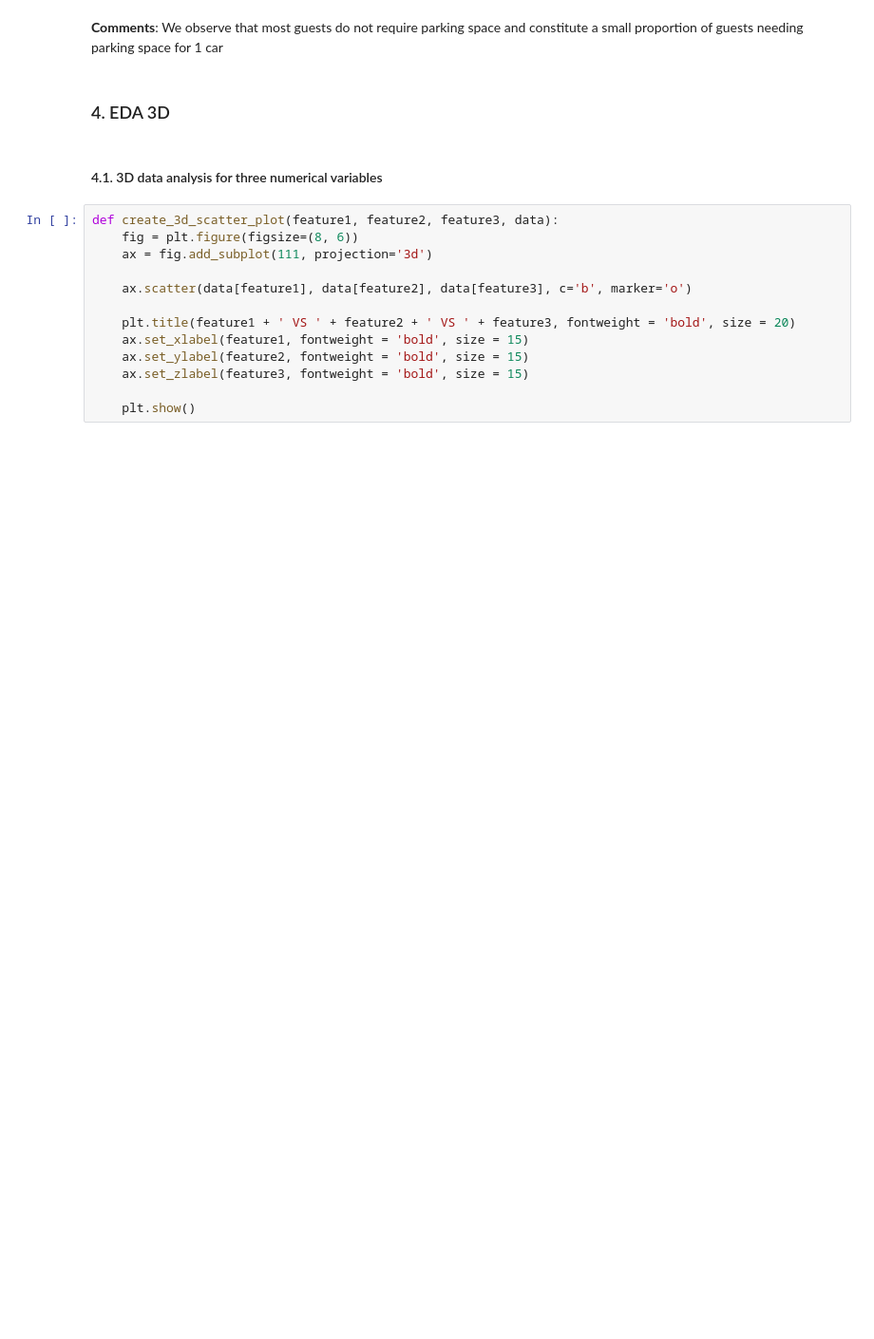
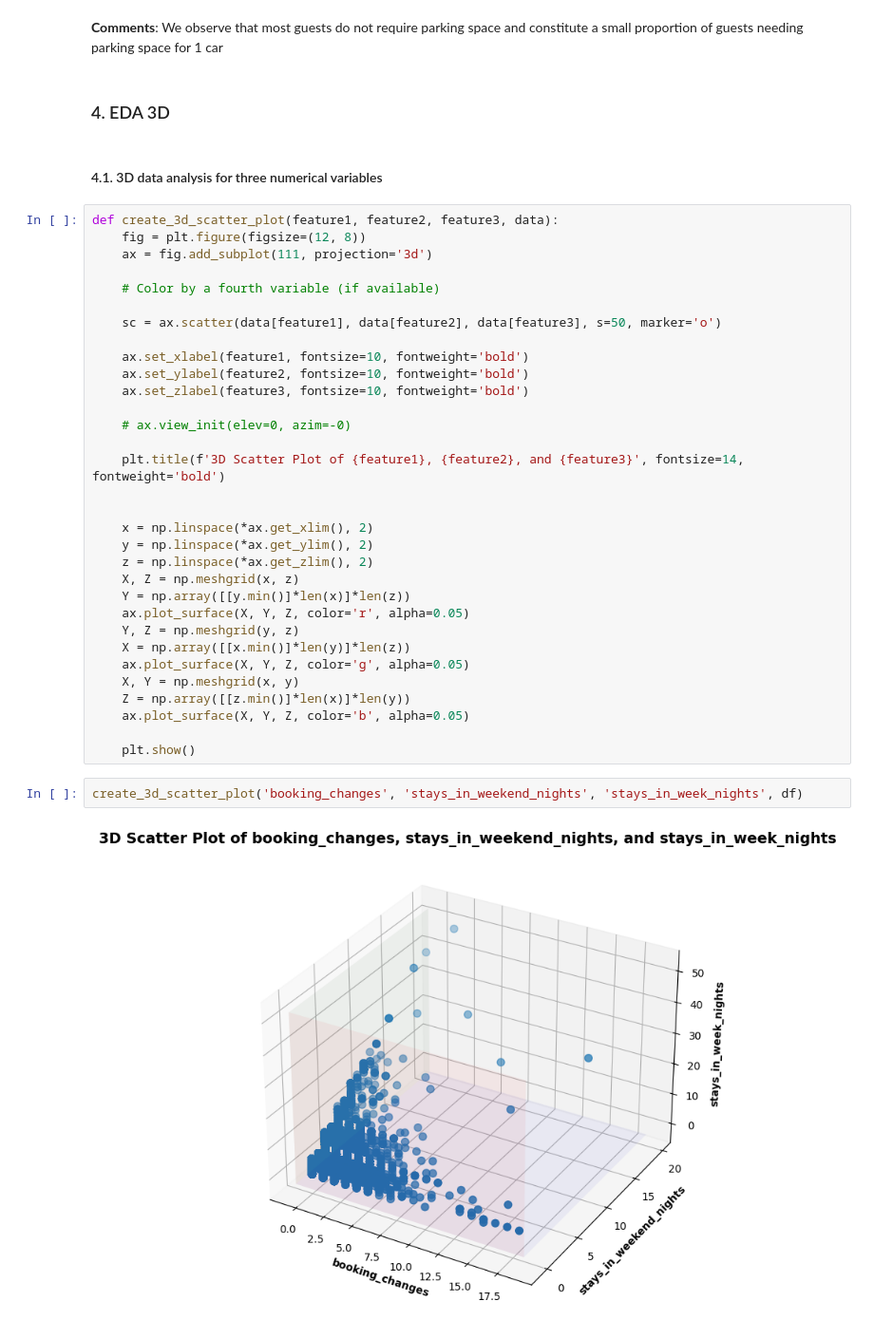
Before and after one commit to knightstark7/Labs-And-Project-Data-Visualization, a Jupyter notebook: Project/project.ipynb, the cells around one changed output. Shown at 95% size. Drawn from its saved outputs; the diff is of its cells as text; blank space fills up the shorter version.

Commit message:
[Project] Update part IV

```diff
--- a/Project/project.ipynb
+++ b/Project/project.ipynb
@@ -572,16 +572,39 @@ plt.show()
 ### 4. EDA 3D
 # %% [markdown]
 #### 4.1. 3D data analysis for three numerical variables
-# %%
-def create_3d_scatter_plot(feature1, feature2, feature3, data):
-    fig = plt.figure(figsize=(8, 6))
-    ax = fig.add_subplot(111, projection='3d')
-
-    ax.scatter(data[feature1], data[feature2], data[feature3], c='b', marker='o')
-
-    plt.title(feature1 + ' VS ' + feature2 + ' VS ' + feature3, fontweight = 'bold', size = 20)
-    ax.set_xlabel(feature1, fontweight = 'bold', size = 15)
-    ax.set_ylabel(feature2, fontweight = 'bold', size = 15)
-    ax.set_zlabel(feature3, fontweight = 'bold', size = 15)
-
-    plt.show()
+# %%
+def create_3d_scatter_plot(feature1, feature2, feature3, data):
+    fig = plt.figure(figsize=(12, 8))
+    ax = fig.add_subplot(111, projection='3d')
+
+    # Color by a fourth variable (if available)
+
+    sc = ax.scatter(data[feature1], data[feature2], data[feature3], s=50, marker='o')
+
+    ax.set_xlabel(feature1, fontsize=10, fontweight='bold')
+    ax.set_ylabel(feature2, fontsize=10, fontweight='bold')
+    ax.set_zlabel(feature3, fontsize=10, fontweight='bold')
+
+    # ax.view_init(elev=0, azim=-0)
+
+    plt.title(f'3D Scatter Plot of {feature1}, {feature2}, and {feature3}', fontsize=14, fontweight='bold')
+
+
+    x = np.linspace(*ax.get_xlim(), 2)
+    y = np.linspace(*ax.get_ylim(), 2)
+    z = np.linspace(*ax.get_zlim(), 2)
+    X, Z = np.meshgrid(x, z)
+    Y = np.array([[y.min()]*len(x)]*len(z))
+    ax.plot_surface(X, Y, Z, color='r', alpha=0.05)
+    Y, Z = np.meshgrid(y, z)
+    X = np.array([[x.min()]*len(y)]*len(z))
+    ax.plot_surface(X, Y, Z, color='g', alpha=0.05)
+    X, Y = np.meshgrid(x, y)
+    Z = np.array([[z.min()]*len(x)]*len(y))
+    ax.plot_surface(X, Y, Z, color='b', alpha=0.05)
+
+    plt.show()
+# %%
+create_3d_scatter_plot('booking_changes', 'stays_in_weekend_nights', 'stays_in_week_nights', df)
+# %% [output]
+[figure, added]
```
Also changed, not shown: parts of 15 cells of this notebook.
